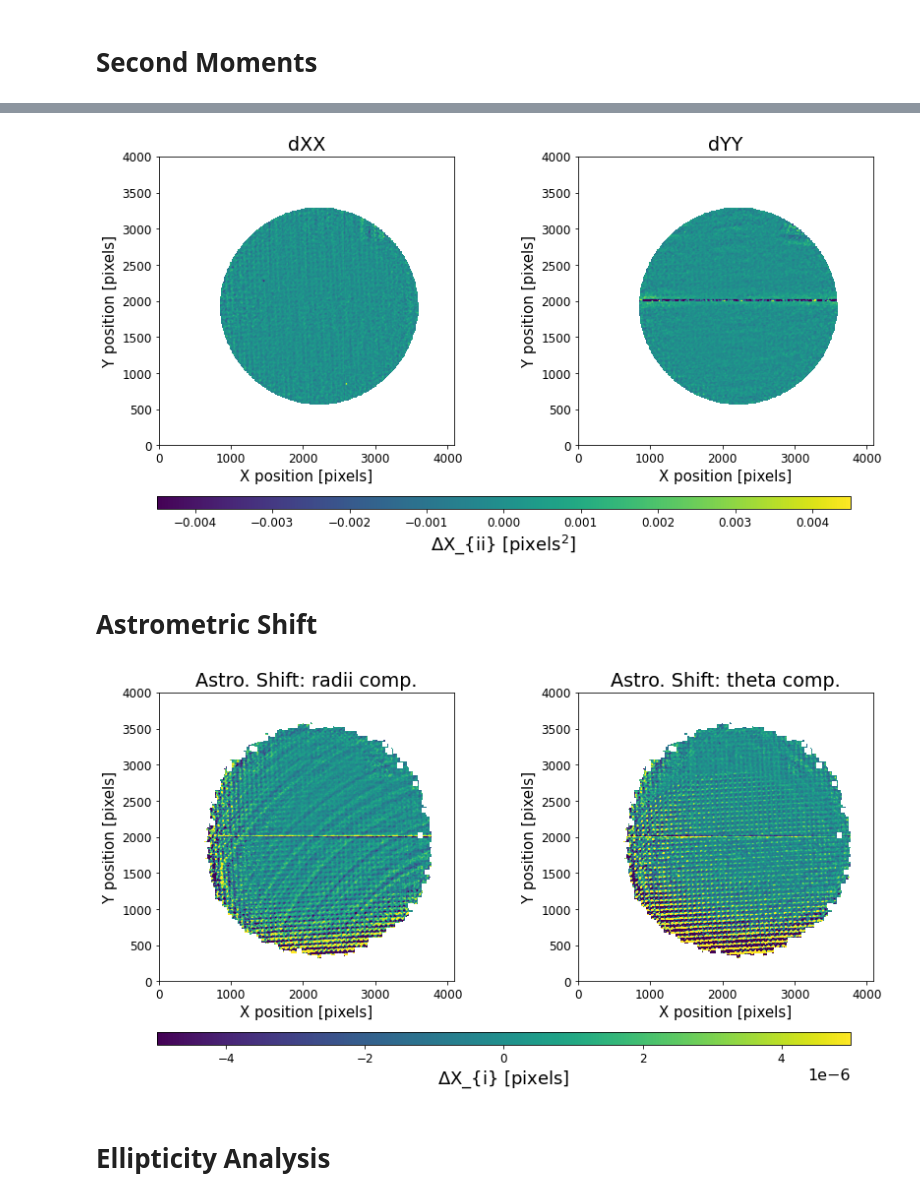
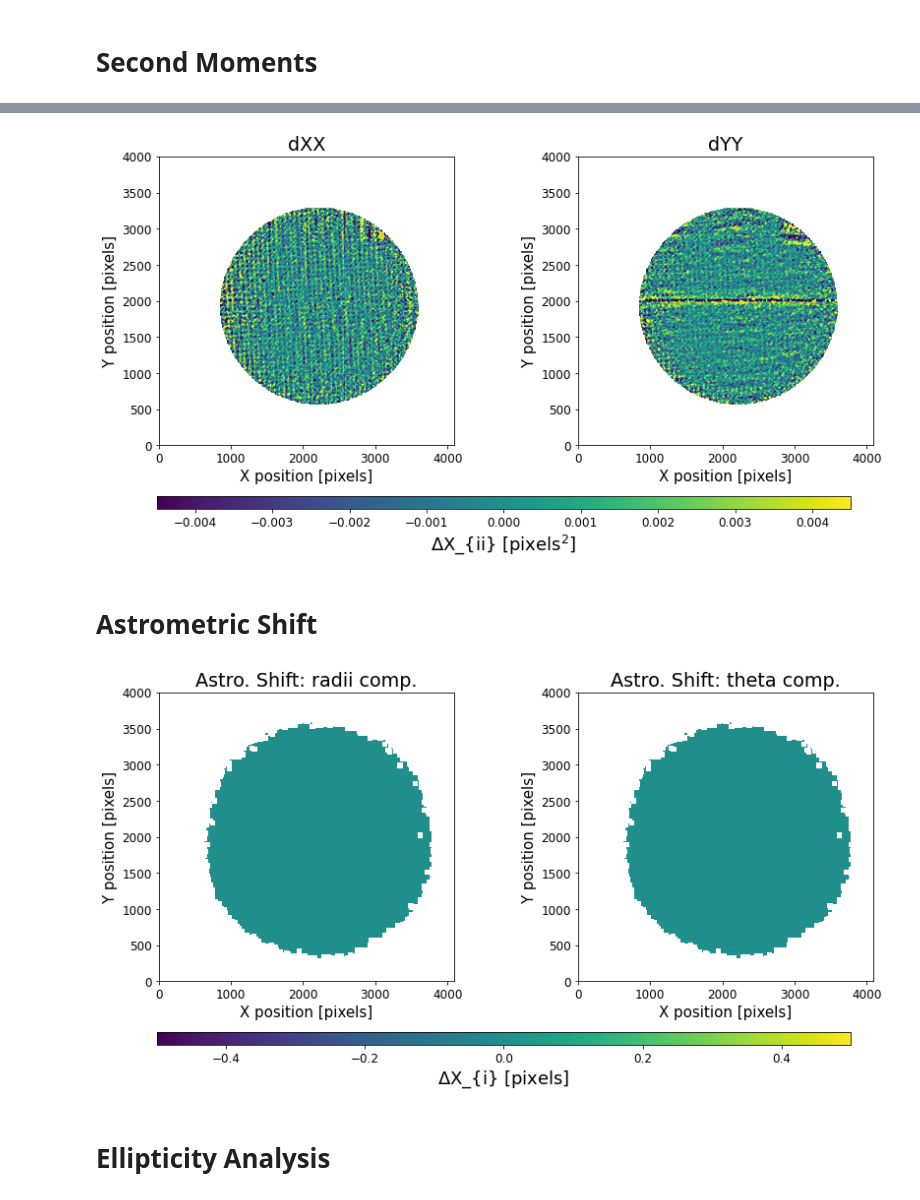
Before and after one commit to estevesjh/lsst-treeRing, a Jupyter notebook: 3-compareTreeRingSingal.ipynb, the cells around one changed output, grey strips where cells are left out. Saved outputs shown, nothing was run; the diff lists cells and outputs as text; code cells hidden in the pictures.

```diff
--- a/3-compareTreeRingSingal.ipynb
+++ b/3-compareTreeRingSingal.ipynb
@@ -318,7 +317,7 @@ from tree_ring_helper import *
 # %%
 #centers = [[4320,-280],[-156,-280],[4320,4180],[-156,4180]]
 #centers = [[-310, 4086.36],[-156,-280],[4320,4180],[4439.24, -434.62]]
-centers = [[-321.27, 4097.28],[-156,-280],[4320,4180],[4667, -678]]
+centers = [[-335.49, 4095.84],[-156,-280],[4320,4180],[4627.47, -630.89]]
 
 sensor_lims = {'e2v':[[0,4096],[0,4004]],'ITL':[[0,4072],[0,4000]]}
 # %%
@@ -437,7 +436,7 @@ cbar = fig.colorbar(im0,cax= cbar_ax, orientation='horizontal')
 cbar.set_label(r'$\Delta$X_{ii} [$\mathrm{pixels}^2$]', fontsize=18)
 cbar.ax.tick_params(labelsize=12)
 # %% [output]
-[figure, old version]
+[figure, new version]
 # %% [markdown]
 # Astrometric Shift
 # %%
@@ -449,16 +448,16 @@ dt_img1 = apply_filter(dt_img, 250, power=4)
 # %%
 fig, axes = plt.subplots(1, 2, figsize=(14, 6))
 
-imshow(dr_img1,axes[0],title='Astro. Shift: radii comp.',levels=[-0.000005,0.000005])
-im0 = imshow(dt_img1,axes[1],title='Astro. Shift: theta comp.',levels=[-0.000005,0.000005],show_colorbar=True)
+imshow(dr_img1,axes[0],title='Astro. Shift: radii comp.',levels=[-0.5,0.5])
+im0 = imshow(dt_img1,axes[1],title='Astro. Shift: theta comp.',levels=[-0.5,0.5],show_colorbar=True)
 
 fig.subplots_adjust(bottom=0.2)
 cbar_ax = fig.add_axes([0.15, 0.05, 0.7, 0.03])
 cbar = fig.colorbar(im0,cax= cbar_ax, orientation='horizontal')
 cbar.set_label(r'$\Delta$X_{i} [$\mathrm{pixels}$]', fontsize=18)
 cbar.ax.tick_params(labelsize=12)
 # %% [output]
-[figure, old version]
+[figure, new version]
 # %% [markdown]
 # Ellipticity Analysis
 # %%
```
Also changed, not shown: parts of 30 cells of this notebook, 2 other files.
